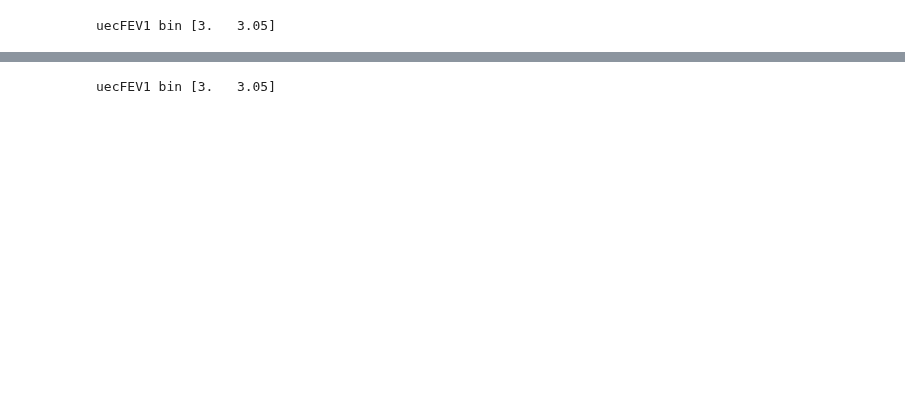
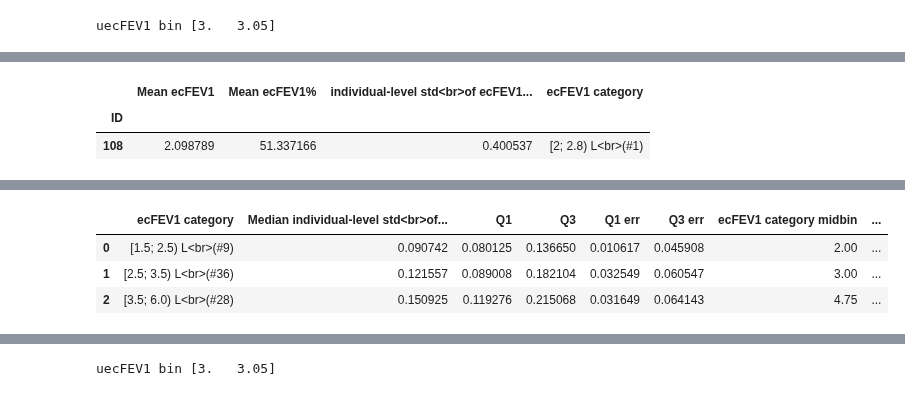
Before and after one commit to tristantreb/phd, a Jupyter notebook: src/modelling_fev1/ecfev1_noise_model.ipynb, the cells around one changed output, grey strips where cells are left out. Drawn from its saved outputs; the diff is of its cells as text; code cells hidden in the pictures; blank space fills up the shorter version.

Commit message:
FEV1 noise model: study how wrong the additive std is

```diff
--- a/src/modelling_fev1/ecfev1_noise_model.ipynb
+++ b/src/modelling_fev1/ecfev1_noise_model.ipynb
@@ -5,0 +10,2 @@ import src.modelling_fev1.uecfev1 as uecfev1
+# %%
+df = bd.load_meas_from_excel("BR_O2_FEV1_FEF2575_conservative_smoothing_with_idx")
@@ -28,0 +286,6 @@ uecFEV1 bin [3.   3.05]
+# %%
+df_std
+# %% [output]
+|  | Mean ecFEV1 | Mean ecFEV1% | individual-level std<br>of ecFEV1... | ecFEV1 category |
+| ID |  |  |  |  |
+| 108 | 2.098789 | 51.337166 | 0.400537 | [2; 2.8) L<br>(#1) |
@@ -28,0 +369,68 @@ uecFEV1 bin [3.   3.05]
+# %%
+# Compute median of stds for each category
+s_stds = df_std.groupby("ecFEV1 category")[
+    "individual-level std<br>of ecFEV1 measurement"
+].agg("median")
+df_cats = pd.DataFrame(s_stds)
+# Rename col to "Median ..."
+median_col = "Median individual-level std<br>of ecFEV1 measurements"
+df_cats.columns = [median_col]
+# Compute 0.25 percentile and 0.75 percentile
+df_cats["Q1"] = df_std.groupby("ecFEV1 category")[
+    "individual-level std<br>of ecFEV1 measurement"
+].agg(lambda x: np.percentile(x, 25))
+df_cats["Q3"] = df_std.groupby("ecFEV1 category")[
+    "individual-level std<br>of ecFEV1 measurement"
+].agg(lambda x: np.percentile(x, 75))
+# Compute Q1
+df_cats["Q1 err"] = df_cats[median_col] - df_cats["Q1"]
+# Compute Q3
+df_cats["Q3 err"] = df_cats["Q3"] - df_cats[median_col]
+df_cats.reset_index(inplace=True)
+
+# Compute trendline
+import statsmodels.api as sm
+
+# Add category midbins
+df_cats["ecFEV1 category midbin"] = [cat1_midbin, cat2_midbin, cat3_midbin]
+# df_cats["ecFEV1 category midbin"] = [cat1_midbin, cat2_midbin, cat3_midbin, cat4_midbin]
+
+# Fit a trendline using statsmodels
+X = sm.add_constant(df_cats["ecFEV1 category midbin"])
+model = sm.OLS(df_cats[median_col], X).fit()
+df_cats["trendline"] = model.predict(X)
+
+# Scatter plot with median of stds
+title = "Individual-level std of ecFEV1 measurements"
+fig = px.scatter(
+    df_cats,
+    x="ecFEV1 category midbin",
+    y=median_col,
+    color="ecFEV1 category",
+    title=title,
+    error_y="Q3 err",
+    error_y_minus="Q1 err",
+)
+# Use same color for scatter plot
+for i in range(3):
+    # for i in range(4):
+    fig.data[i].marker.color = "#636EFA"
+fig.add_traces(
+    px.line(df_cats, x="ecFEV1 category midbin", y="trendline")
+    .update_traces(line=dict(color="black", dash="dot"))
+    .data
+)
+
+# Replace x axis labels by ecFEV1 category
+fig.update_xaxes(
+    title_text="ecFEV1 (L)",
+    tickvals=df_cats["ecFEV1 category midbin"],
+    ticktext=df_cats["ecFEV1 category"],
+)
+# X range from min ecfev1 in df to max ecfev1 in df
+fig.update_xaxes(range=[min, max])
+# Remove legend
+fig.update_layout(showlegend=False, width=650, height=400)
+fig.show()
+df_cats
+# %% [output]
@@ -28,0 +444,4 @@ uecFEV1 bin [3.   3.05]
+|  | ecFEV1 category | Median individual-level std<br>of... | Q1 | Q3 | Q1 err | Q3 err | ecFEV1 category midbin | ... |
+| 0 | [1.5; 2.5) L<br>(#9) | 0.090742 | 0.080125 | 0.136650 | 0.010617 | 0.045908 | 2.00 | ... |
+| 1 | [2.5; 3.5) L<br>(#36) | 0.121557 | 0.089008 | 0.182104 | 0.032549 | 0.060547 | 3.00 | ... |
+| 2 | [3.5; 6.0) L<br>(#28) | 0.150925 | 0.119276 | 0.215068 | 0.031649 | 0.064143 | 4.75 | ... |
```
Also changed, not shown: parts of 21 cells of this notebook.
